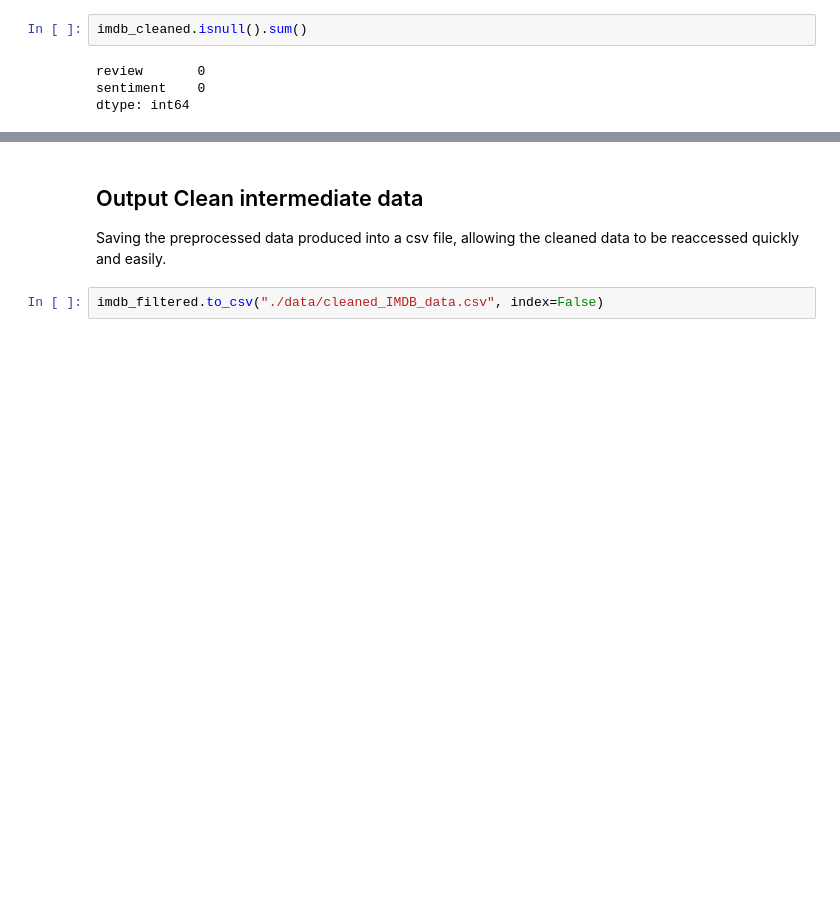
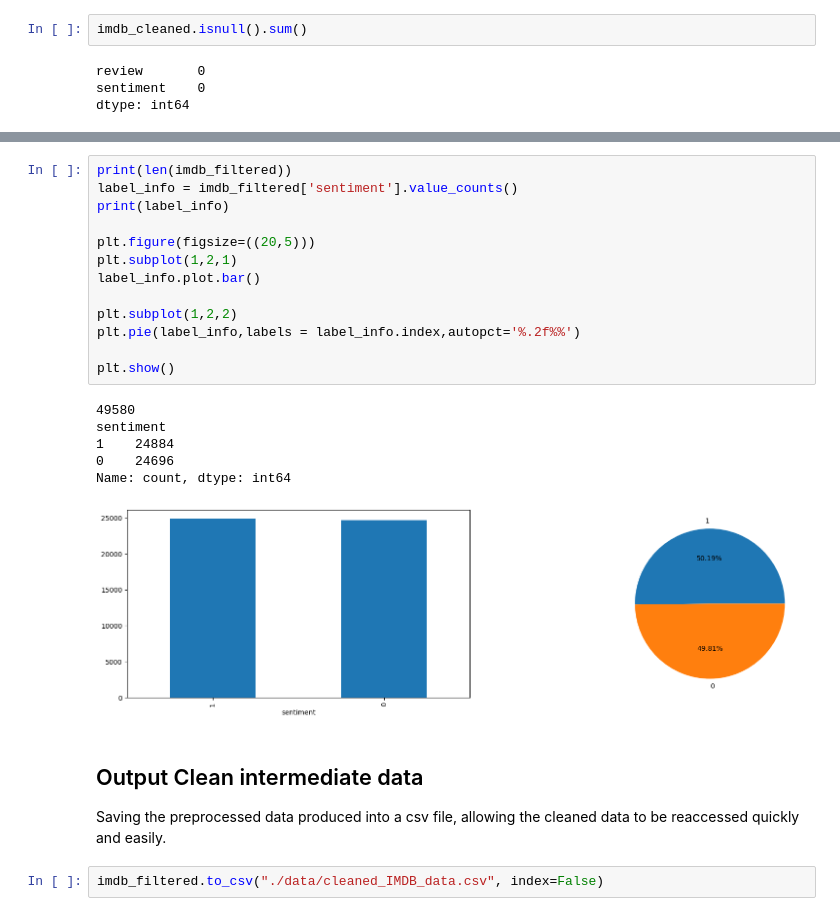
Before and after one commit to RileyLeo/IMDB-Movie-Reviews-Sentimental-Analysis, a Jupyter notebook: notebook.ipynb, the cells around one changed output, grey strips where cells are left out. Drawn from its saved outputs; the diff is of its cells as text; blank space fills up the shorter version.

```diff
--- a/notebook.ipynb
+++ b/notebook.ipynb
@@ -465,3 +473,23 @@ Name: count, dtype: int64
+# %%
+print(len(imdb_filtered))
+label_info = imdb_filtered['sentiment'].value_counts()
+print(label_info)
+
+plt.figure(figsize=((20,5)))
+plt.subplot(1,2,1)
+label_info.plot.bar()
+
+plt.subplot(1,2,2)
+plt.pie(label_info,labels = label_info.index,autopct='%.2f%%')
+
+plt.show()
+# %% [output]
+49580
+sentiment
+1    24884
+0    24696
+Name: count, dtype: int64
+[figure, added]
 # %% [markdown]
 ## Output Clean intermediate data
 Saving the preprocessed data produced into a csv file, allowing the cleaned data to be reaccessed quickly and easily.
```
Also changed, not shown: parts of 21 cells of this notebook, 1 other file.
